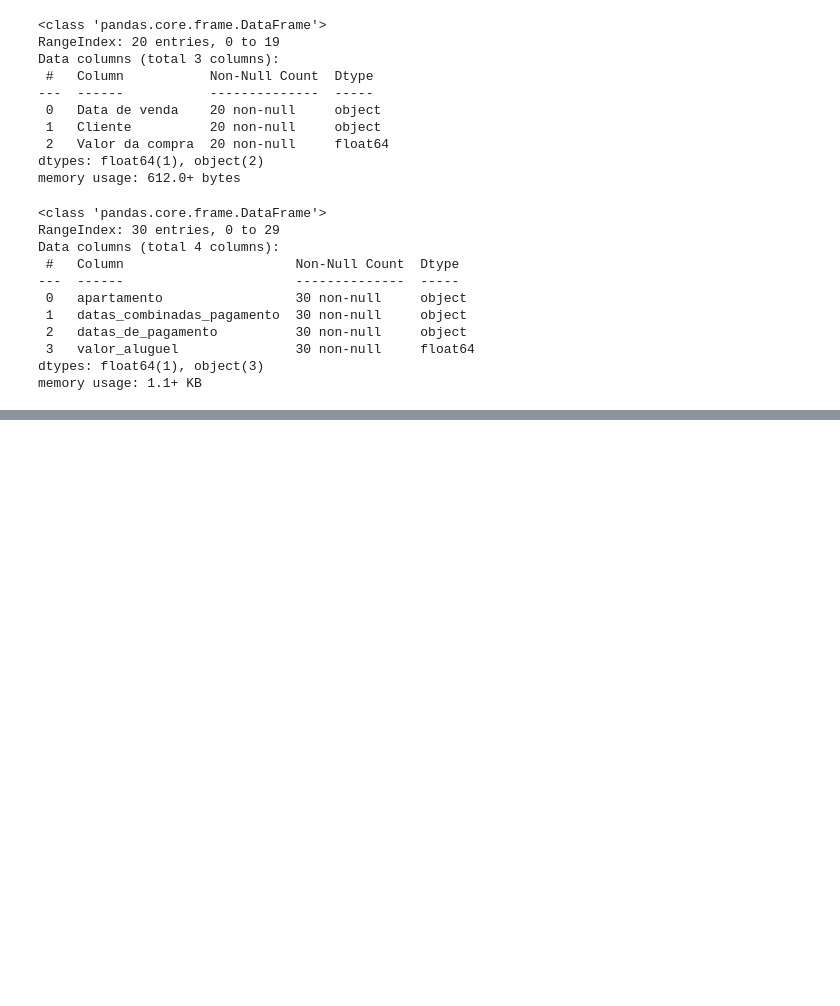
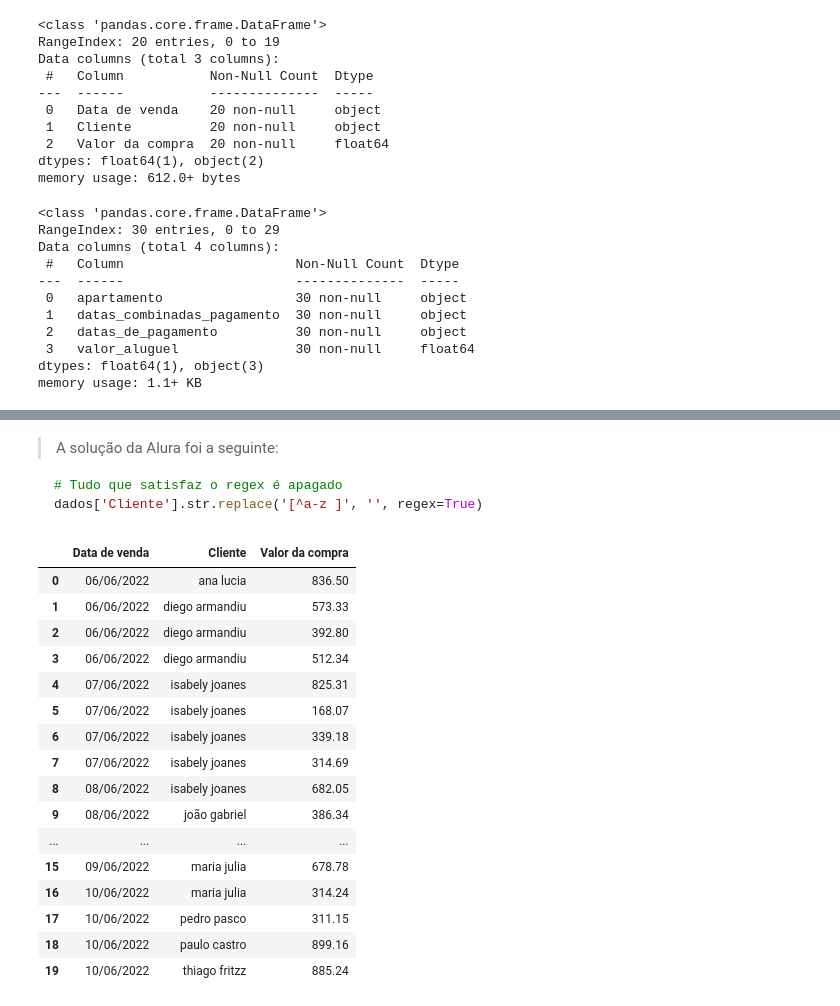
Before and after one commit to victorccampos/DataScienceWithPython, a Jupyter notebook: Pandas/pandas04_desafios.ipynb, the cells around one changed output, grey strips where cells are left out. Saved outputs shown, nothing was run; the diff lists cells and outputs as text; code cells hidden in the pictures; blank space fills up the shorter version.

````diff
--- a/Pandas/pandas04_desafios.ipynb
+++ b/Pandas/pandas04_desafios.ipynb
@@ -61,0 +89,33 @@ memory usage: 1.1+ KB
+# %%
+# Remoção de números, e underscore e @
+regex_para_numeros: str = r"[0-9]"
+dados_vendas['Cliente'] = dados_vendas['Cliente'].str.replace(pat=regex_para_numeros, repl=" ", regex=True)
+dados_vendas['Cliente'] = dados_vendas['Cliente'].str.replace(pat="@", repl="")
+dados_vendas['Cliente'] = dados_vendas['Cliente'].str.replace(pat="_", repl="").str.strip()
+# %% [markdown]
+> A solução da Alura foi a seguinte:
+
+```python
+# Tudo que satisfaz o regex é apagado
+dados['Cliente'].str.replace('[^a-z ]', '', regex=True)
+```
+# %%
+dados_vendas
+# %% [output]
+|  | Data de venda | Cliente | Valor da compra |
+| 0 | 06/06/2022 | ana lucia | 836.50 |
+| 1 | 06/06/2022 | diego armandiu | 573.33 |
+| 2 | 06/06/2022 | diego armandiu | 392.80 |
+| 3 | 06/06/2022 | diego armandiu | 512.34 |
+| 4 | 07/06/2022 | isabely joanes | 825.31 |
+| 5 | 07/06/2022 | isabely joanes | 168.07 |
+| 6 | 07/06/2022 | isabely joanes | 339.18 |
+| 7 | 07/06/2022 | isabely joanes | 314.69 |
+| 8 | 08/06/2022 | isabely joanes | 682.05 |
+| 9 | 08/06/2022 | joão gabriel | 386.34 |
+| ... | ... | ... | ... |
+| 15 | 09/06/2022 | maria julia | 678.78 |
+| 16 | 10/06/2022 | maria julia | 314.24 |
+| 17 | 10/06/2022 | pedro pasco | 311.15 |
+| 18 | 10/06/2022 | paulo castro | 899.16 |
+| 19 | 10/06/2022 | thiago fritzz | 885.24 |
````
Also changed, not shown: parts of 6 cells of this notebook, 1 other file.
